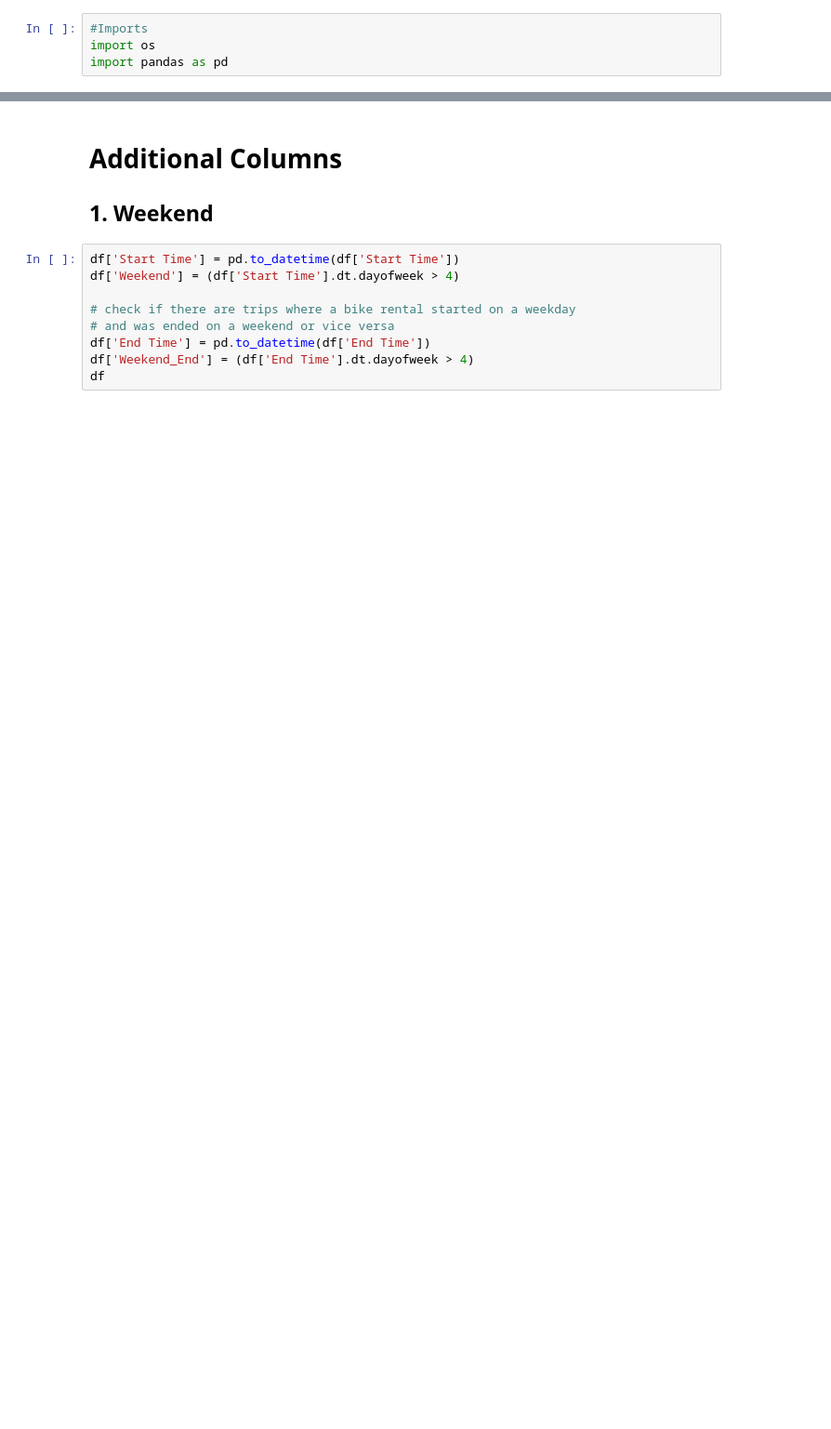
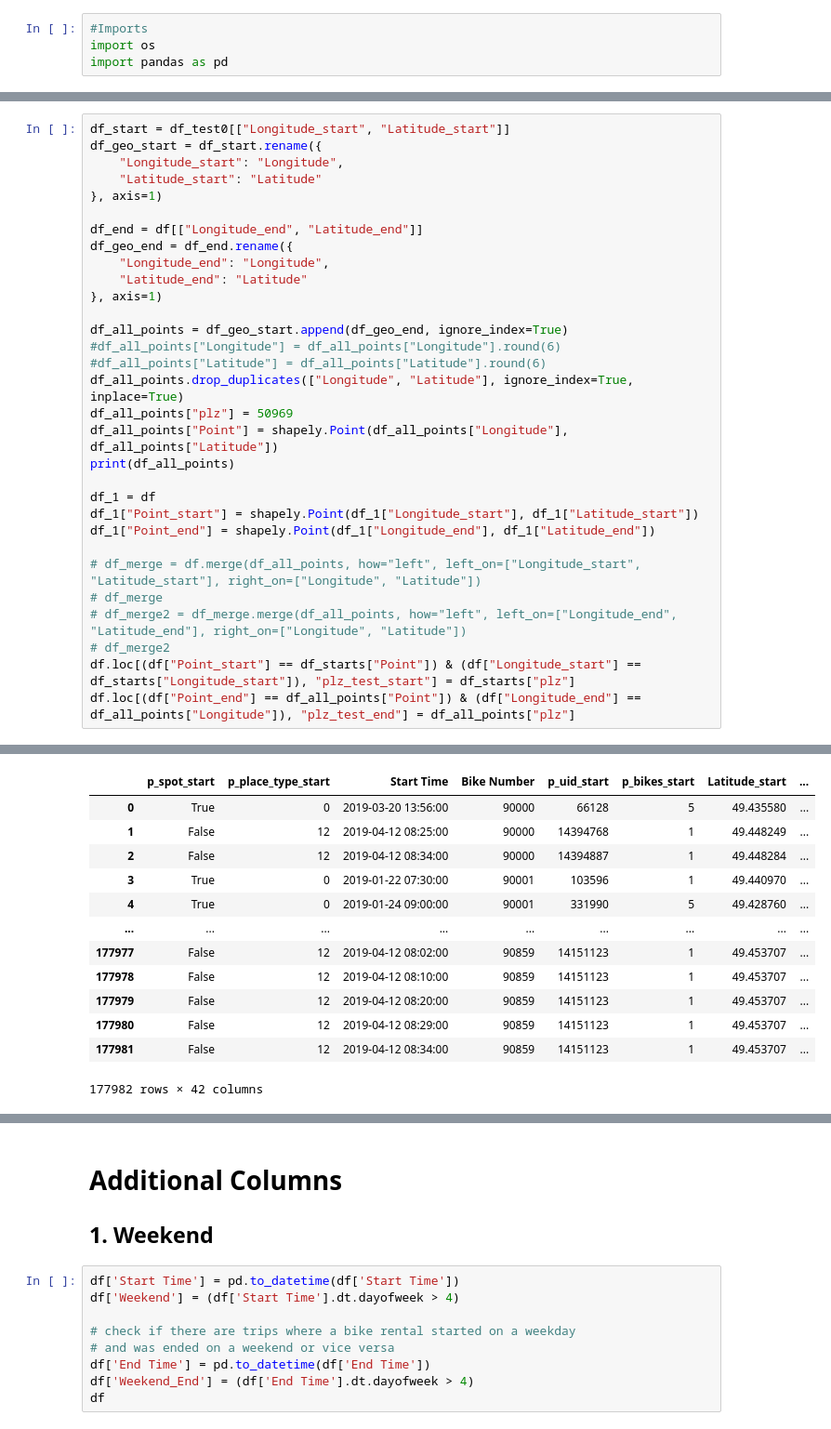
Before and after one commit to Speedfan94/PDS_Project, a Jupyter notebook: notebooks/task1c_feature_creation.ipynb, the cells around one changed output, grey strips where cells are left out. Shown at 93% size. Saved outputs shown, nothing was run; the diff lists cells and outputs as text; blank space fills up the shorter version.

```diff
--- a/notebooks/task1c_feature_creation.ipynb
+++ b/notebooks/task1c_feature_creation.ipynb
@@ -37,0 +99,32 @@ KeyError: "['Unnamed: 0'] not found in axis"
+# %%
+df_start = df_test0[["Longitude_start", "Latitude_start"]]
+df_geo_start = df_start.rename({
+    "Longitude_start": "Longitude",
+    "Latitude_start": "Latitude"
+}, axis=1)
+
+df_end = df[["Longitude_end", "Latitude_end"]]
+df_geo_end = df_end.rename({
+    "Longitude_end": "Longitude",
+    "Latitude_end": "Latitude"
+}, axis=1)
+
+df_all_points = df_geo_start.append(df_geo_end, ignore_index=True)
+#df_all_points["Longitude"] = df_all_points["Longitude"].round(6)
+#df_all_points["Latitude"] = df_all_points["Latitude"].round(6)
+df_all_points.drop_duplicates(["Longitude", "Latitude"], ignore_index=True, inplace=True)
+df_all_points["plz"] = 50969
+df_all_points["Point"] = shapely.Point(df_all_points["Longitude"], df_all_points["Latitude"])
+print(df_all_points)
+
+df_1 = df
+df_1["Point_start"] = shapely.Point(df_1["Longitude_start"], df_1["Latitude_start"])
+df_1["Point_end"] = shapely.Point(df_1["Longitude_end"], df_1["Latitude_end"])
+
+# df_merge = df.merge(df_all_points, how="left", left_on=["Longitude_start", "Latitude_start"], right_on=["Longitude", "Latitude"])
+# df_merge
+# df_merge2 = df_merge.merge(df_all_points, how="left", left_on=["Longitude_end", "Latitude_end"], right_on=["Longitude", "Latitude"])
+# df_merge2
+df.loc[(df["Point_start"] == df_starts["Point"]) & (df["Longitude_start"] == df_starts["Longitude_start"]), "plz_test_start"] = df_starts["plz"]
+df.loc[(df["Point_end"] == df_all_points["Point"]) & (df["Longitude_end"] == df_all_points["Longitude"]), "plz_test_end"] = df_all_points["plz"]
+# %% [output]
@@ -37,0 +145,13 @@ KeyError: "['Unnamed: 0'] not found in axis"
+|  | p_spot_start | p_place_type_start | Start Time | Bike Number | p_uid_start | p_bikes_start | Latitude_start | ... |
+| 0 | True | 0 | 2019-03-20 13:56:00 | 90000 | 66128 | 5 | 49.435580 | ... |
+| 1 | False | 12 | 2019-04-12 08:25:00 | 90000 | 14394768 | 1 | 49.448249 | ... |
+| 2 | False | 12 | 2019-04-12 08:34:00 | 90000 | 14394887 | 1 | 49.448284 | ... |
+| 3 | True | 0 | 2019-01-22 07:30:00 | 90001 | 103596 | 1 | 49.440970 | ... |
+| 4 | True | 0 | 2019-01-24 09:00:00 | 90001 | 331990 | 5 | 49.428760 | ... |
+| ... | ... | ... | ... | ... | ... | ... | ... | ... |
+| 177977 | False | 12 | 2019-04-12 08:02:00 | 90859 | 14151123 | 1 | 49.453707 | ... |
+| 177978 | False | 12 | 2019-04-12 08:10:00 | 90859 | 14151123 | 1 | 49.453707 | ... |
+| 177979 | False | 12 | 2019-04-12 08:20:00 | 90859 | 14151123 | 1 | 49.453707 | ... |
+| 177980 | False | 12 | 2019-04-12 08:29:00 | 90859 | 14151123 | 1 | 49.453707 | ... |
+| 177981 | False | 12 | 2019-04-12 08:34:00 | 90859 | 14151123 | 1 | 49.453707 | ... |
+177982 rows × 42 columns
```
Also changed, not shown: parts of 10 cells of this notebook.
